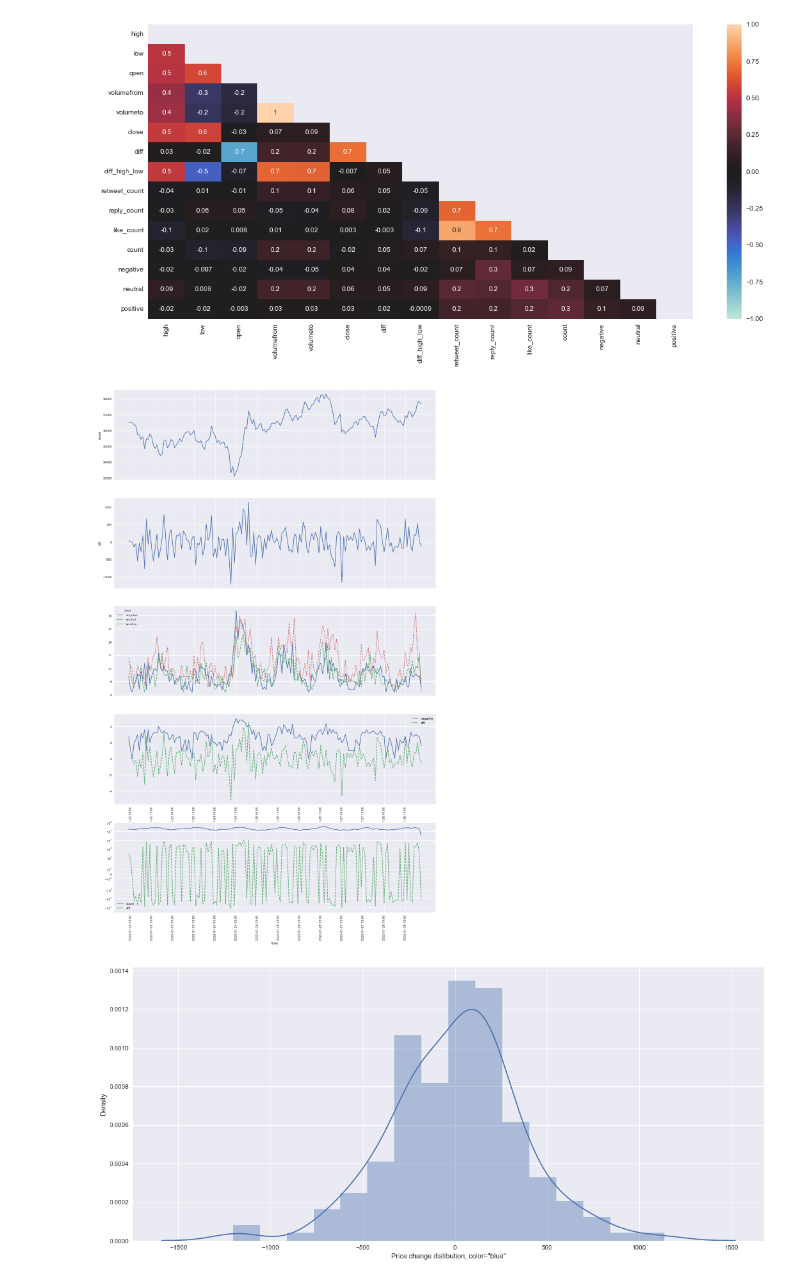
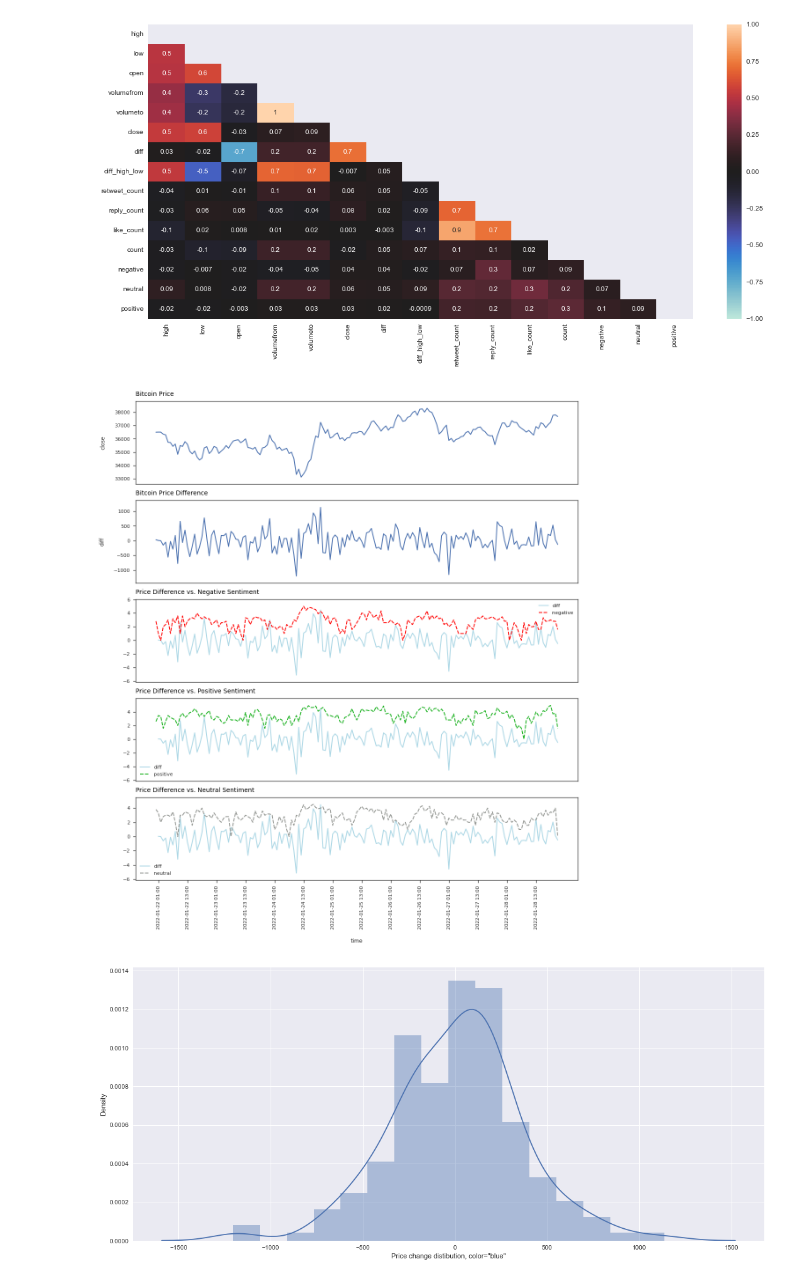
Before and after one commit to szafranskifilip/bitcoin_sentiment_analysis, a Jupyter notebook: EDA.ipynb, the cells around one changed output. Saved outputs shown, nothing was run; the diff lists cells and outputs as text; code cells hidden in the pictures.

```diff
--- a/EDA.ipynb
+++ b/EDA.ipynb
@@ -550,54 +556,112 @@ heatmap.set_title('Correlation Heatmap', fontdict={'fontsize':12}, pad=12);
 # %% [output]
 [figure]
 # %%
-plt.figure(figsize=(18,30))
+plt.figure(figsize=(18,20))
 
 plt.subplot(5, 1, 1)
+plt.rcParams.update(rc)
 plt.tick_params(
     axis='x',          # changes apply to the x-axis
     which='both',      # both major and minor ticks are affected
     bottom=False,      # ticks along the bottom edge are off
     top=False,         # ticks along the top edge are off
     labelbottom=False) # labels along the bottom edge are off
 ax = sns.lineplot(data=final_df, x='time', y='close')
 ax.set_xticks(ax.get_xticks()[1::12])
-ax.tick_params(axis='x', rotation=90);
+ax.tick_params(axis='x', rotation=90)
+
+ax.text(x=0, y=1.05,
+        s='Bitcoin Price',
+        weight='medium',
+        fontsize=14,
+        color='black',
+        ha='left',
+        va='bottom',
+        transform=ax.transAxes
+       )
 
 plt.subplot(5, 1, 2)
+plt.rcParams.update(rc)
 plt.tick_params(
     axis='x',          # changes apply to the x-axis
     which='both',      # both major and minor ticks are affected
     bottom=False,      # ticks along the bottom edge are off
     top=False,         # ticks along the top edge are off
     labelbottom=False) # labels along the bottom edge are off
-ax = sns.lineplot(data=final_df, x='time', y='diff')
+ax = sns.lineplot(data=final_df, x='time', y='diff', palette='#0343DF')
 ax.set_xticks(ax.get_xticks()[1::12])
-ax.tick_params(axis='x', rotation=90);
+ax.tick_params(axis='x', rotation=90)
+
+ax.text(x=0, y=1.05,
+        s='Bitcoin Price Difference',
+        weight='medium',
+        fontsize=14,
+        color='black',
+        ha='left',
+        va='bottom',
+        transform=ax.transAxes
+       );
 
 plt.subplot(5, 1, 3)
 plt.tick_params(
     axis='x',          # changes apply to the x-axis
     which='both',      # both major and minor ticks are affected
     bottom=False,      # ticks along the bottom edge are off
     top=False,         # ticks along the top edge are off
     labelbottom=False) # labels along the bottom edge are off
-ax = sns.lineplot(data=df_tweet_sentiment_counts)
+ax = sns.lineplot(data=final_df_log[['diff','negative']], palette=['#ADD8E6', '#FF0000'])
+ax.tick_params(axis='x', rotation=90)
 ax.set_xticks(ax.get_xticks()[1::12])
-ax.tick_params(axis='x', rotation=90);
+
+ax.text(x=0, y=1.05,
+        s='Price Difference vs. Negative Sentiment',
+        weight='medium',
+        fontsize=14,
+        color='black',
+        ha='left',
+        va='bottom',
+        transform=ax.transAxes
+       );
 
 plt.subplot(5, 1, 4)
-ax = sns.lineplot(data=final_df_log[['negative','diff']])
+plt.tick_params(
+    axis='x',          # changes apply to the x-axis
+    which='both',      # both major and minor ticks are affected
+    bottom=False,      # ticks along the bottom edge are off
+    top=False,         # ticks along the top edge are off
+    labelbottom=False) # labels along the bottom edge are off
+ax = sns.lineplot(data=final_df_log[['diff','positive']], palette=['#ADD8E6', '#15B01A'])
 ax.tick_params(axis='x', rotation=90)
-ax.set_xticks(ax.get_xticks()[1::12]);
+ax.set_xticks(ax.get_xticks()[1::12])
+
+ax.text(x=0, y=1.05,
+        s='Price Difference vs. Positive Sentiment',
+        weight='medium',
+        fontsize=14,
+        color='black',
+        ha='left',
+        va='bottom',
+        transform=ax.transAxes
+       );
 
 plt.subplot(5, 1, 5)
-plt.yscale('symlog')
-ax = sns.lineplot(data=final_df[['count','diff']])
+ax = sns.lineplot(data=final_df_log[['diff','neutral']], palette=['#ADD8E6', '#929591'])
+ax.tick_params(axis='x', rotation=90)
+ax.set_xticks(ax.get_xticks()[1::12])
 
-ax.tick_params(axis='x', rotation=90)
-ax.set_xticks(ax.get_xticks()[1::12]);
+ax.text(x=0, y=1.05,
+        s='Price Difference vs. Neutral Sentiment',
+        weight='medium',
+        fontsize=14,
+        color='black',
+        ha='left',
+        va='bottom',
+        transform=ax.transAxes
+       );
+
+plt.savefig('img/sentiment_price_corr.png', bbox_inches='tight')
 # %% [output]
-[figure, old version]
+[figure, new version]
 # %%
 plt.figure(figsize=(18,8))
 ax = sns.distplot(final_df['diff'], bins='auto', axlabel='Price change distibution, color="blue"')
```
Also changed, not shown: parts of 11 cells of this notebook, 7 other files.
